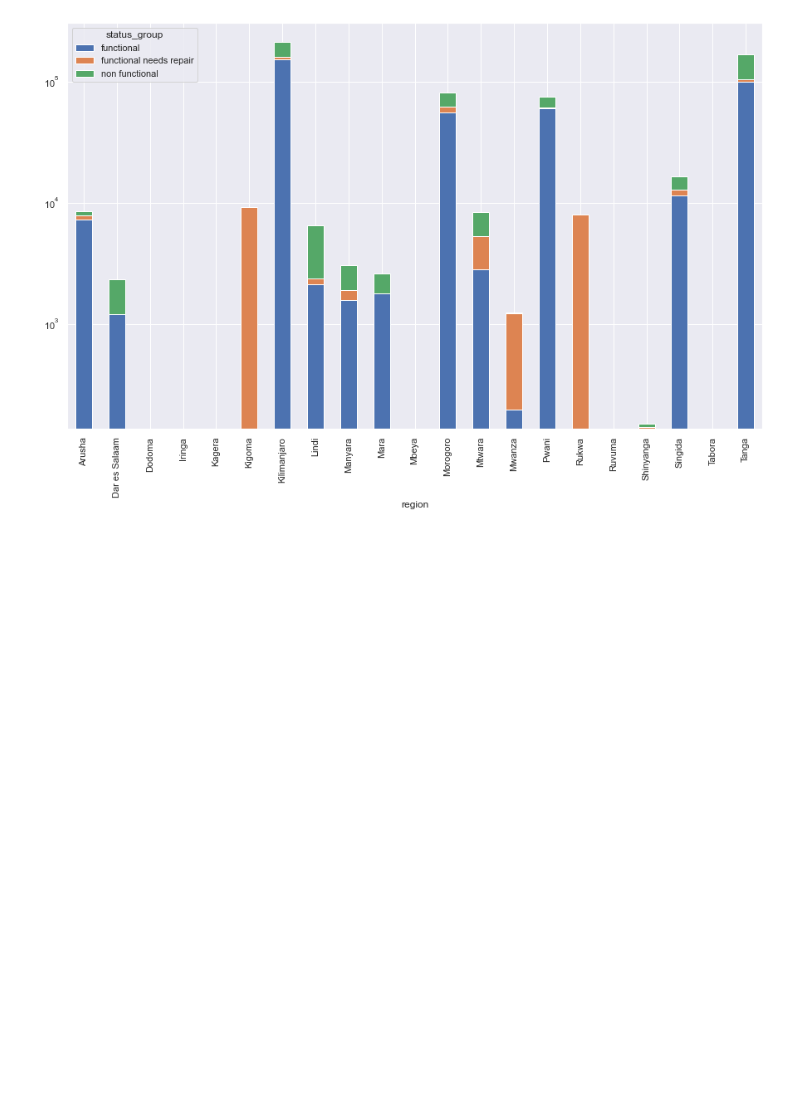
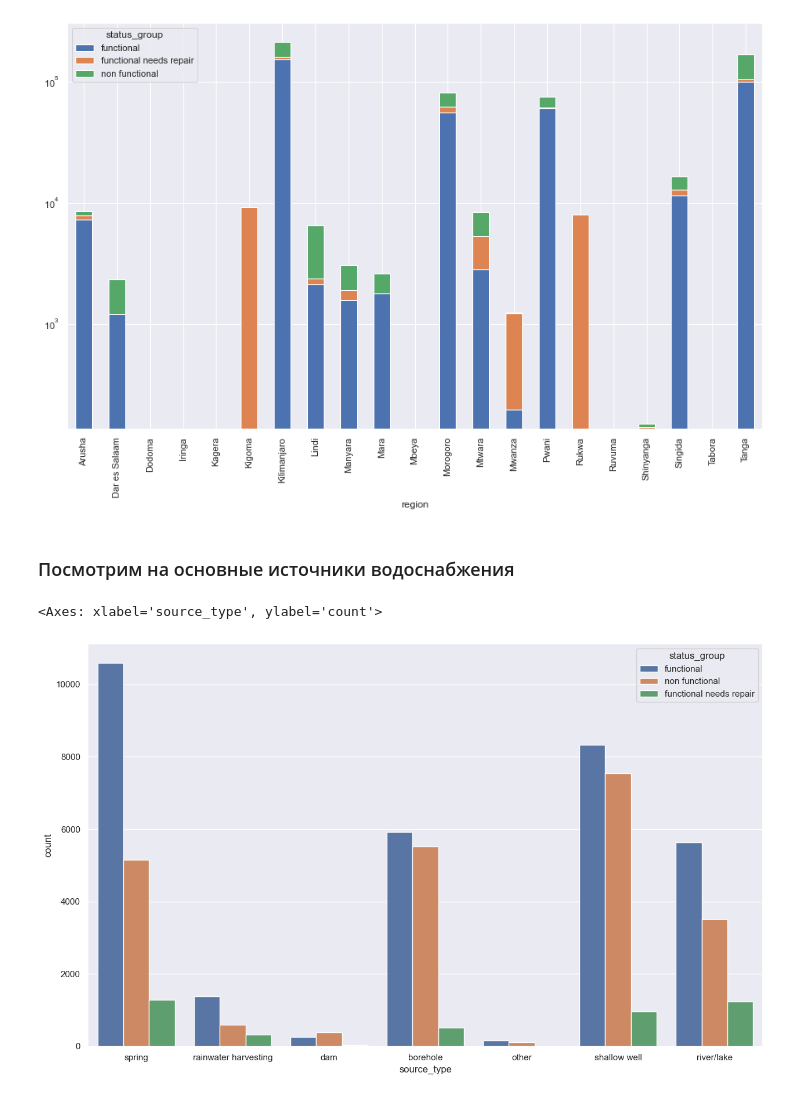
Before and after one commit to nolongerlaugh/BDA-project-Pump-it-Up, a Jupyter notebook: report.ipynb, the cells around one changed output. Cells and saved outputs as stored; diff of their text form; code cells hidden in the pictures; blank space fills up the shorter version.

Commit message:
added some graphics
about source type, payment and quality of water

```diff
--- a/report.ipynb
+++ b/report.ipynb
@@ -158,3 +176,11 @@ plt.yscale('log')
 plt.show()
 # %% [output]
 [figure]
+# %% [markdown]
+### Посмотрим на основные источники водоснабжения
+# %%
+fig, ax = plt.subplots(figsize=(15, 9))
+sns.countplot(data = df, x = 'source_type', hue = 'status_group')
+# %% [output]
+<Axes: xlabel='source_type', ylabel='count'>
+[figure, added]
```
Also changed, not shown: parts of 13 cells of this notebook.
